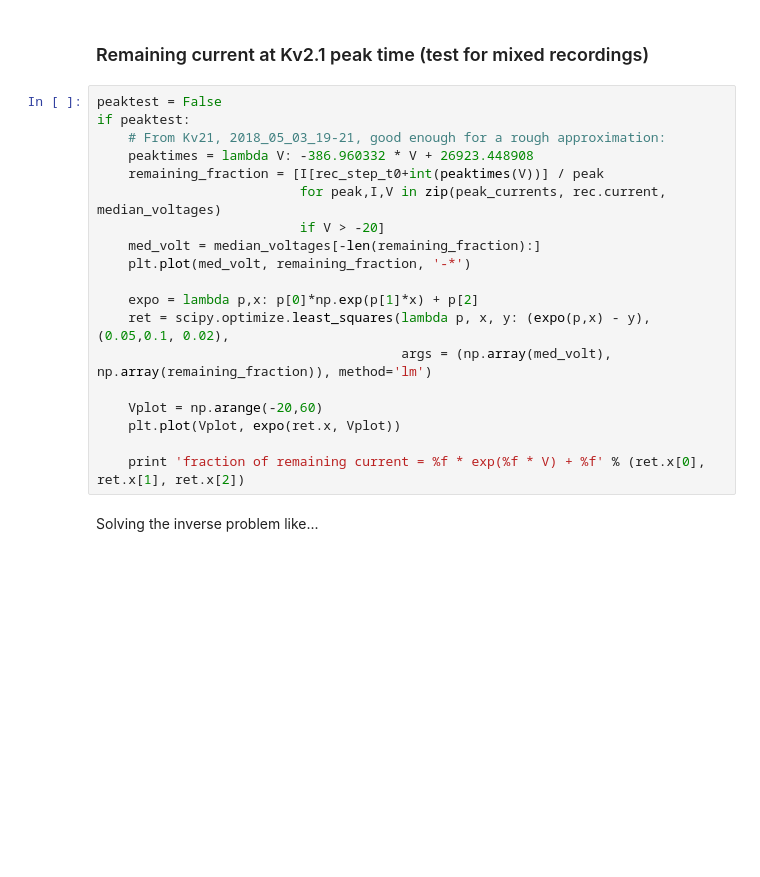
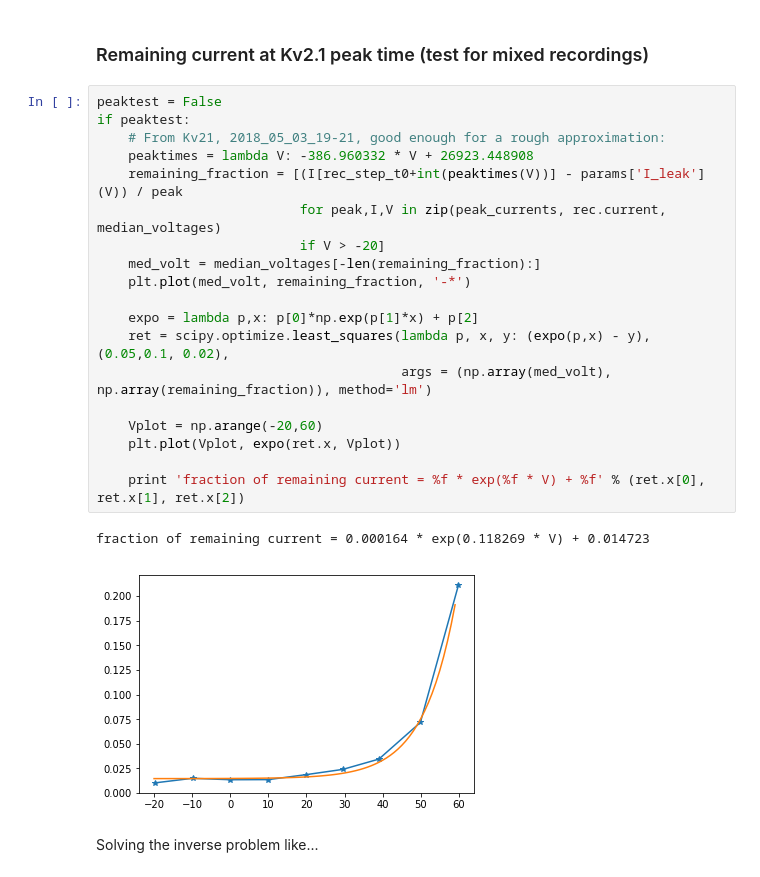
Before and after one commit to kernfel/mostips-analysis, a Jupyter notebook: Kv14.ipynb, the cells around one changed output. Drawn from its saved outputs; the diff is of its cells as text; blank space fills up the shorter version.

Commit message:
Python: Slightly better Kv14/Kv21 current separation

```diff
--- a/Kv14.ipynb
+++ b/Kv14.ipynb
@@ -245,22 +245,25 @@ C:      176.326881 nF
 # %%
 peaktest = False
 if peaktest:
     # From Kv21, 2018_05_03_19-21, good enough for a rough approximation:
     peaktimes = lambda V: -386.960332 * V + 26923.448908
-    remaining_fraction = [I[rec_step_t0+int(peaktimes(V))] / peak
+    remaining_fraction = [(I[rec_step_t0+int(peaktimes(V))] - params['I_leak'](V)) / peak
                           for peak,I,V in zip(peak_currents, rec.current, median_voltages)
                           if V > -20]
     med_volt = median_voltages[-len(remaining_fraction):]
     plt.plot(med_volt, remaining_fraction, '-*')
 
     expo = lambda p,x: p[0]*np.exp(p[1]*x) + p[2]
     ret = scipy.optimize.least_squares(lambda p, x, y: (expo(p,x) - y), (0.05,0.1, 0.02),
                                        args = (np.array(med_volt), np.array(remaining_fraction)), method='lm')
 
     Vplot = np.arange(-20,60)
     plt.plot(Vplot, expo(ret.x, Vplot))
 
     print 'fraction of remaining current = %f * exp(%f * V) + %f' % (ret.x[0], ret.x[1], ret.x[2])
+# %% [output]
+fraction of remaining current = 0.000164 * exp(0.118269 * V) + 0.014723
+[figure, added]
 # %% [markdown]
 Solving the inverse problem like...
 # %%
```
Also changed, not shown: parts of 1 cell of this notebook, 2 other files.
